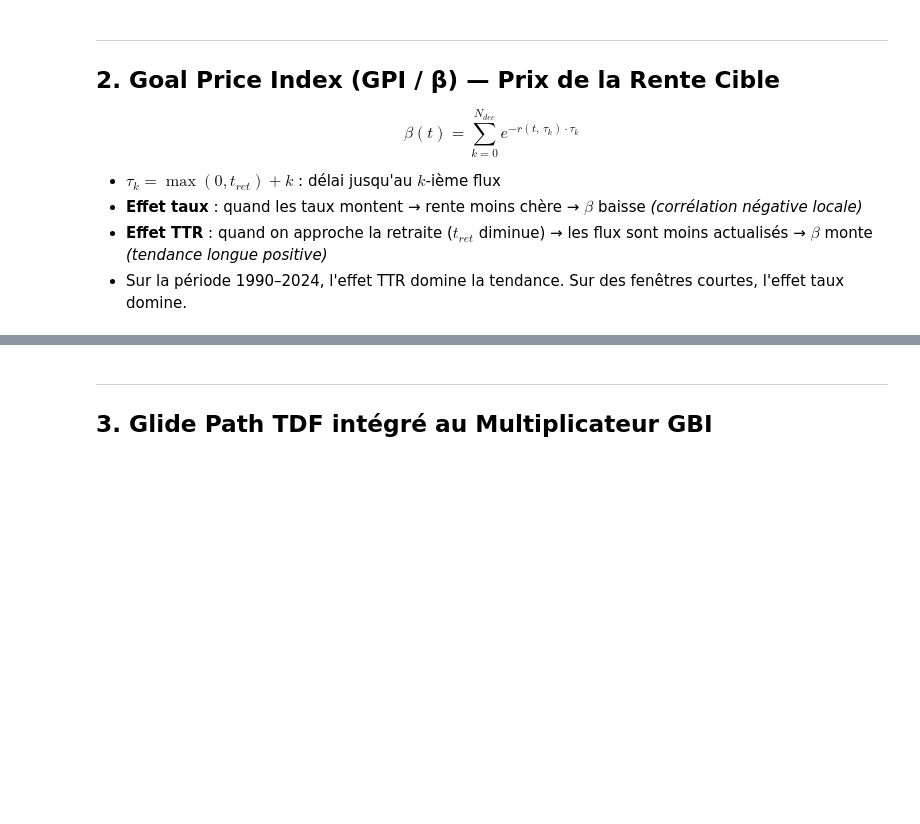
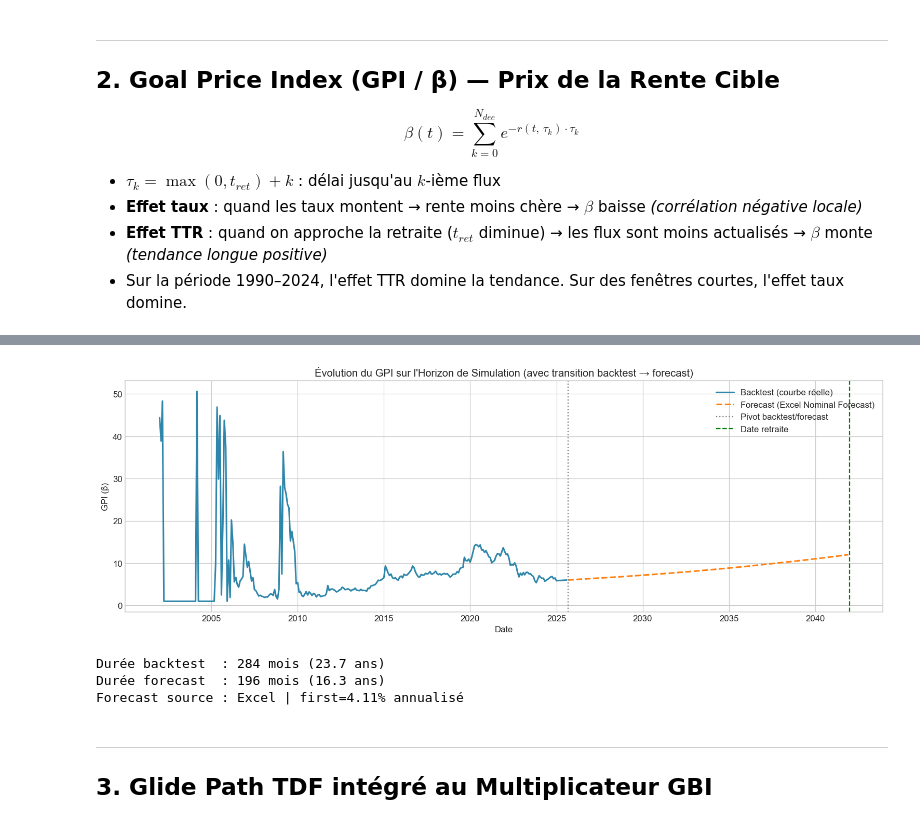
Before and after one commit to nadamousteau/HSBC-Retirement-ALM, a Jupyter notebook: ALM_modulaire/GBI_Analysis.ipynb, the cells around one changed output, grey strips where cells are left out. Drawn from its saved outputs; the diff is of its cells as text; code cells hidden in the pictures; blank space fills up the shorter version.

```diff
--- a/ALM_modulaire/GBI_Analysis.ipynb
+++ b/ALM_modulaire/GBI_Analysis.ipynb
@@ -214,29 +232,57 @@ print(f"Beta max : {betas_historiques.max():.2f}  ({yc.dates[betas_historiques.a
 # %%
 # ── Évolution du GPI sur l'horizon de simulation ─────────────────────────
-# Phase backtest : GPI réel | Phase forecast : GPI constant (dernière valeur connue)
+# Phase backtest : GPI réel | Phase forecast : propagation via Excel (Nominal Forecast)
 _, _, idx_split = economics.generators.generer_rendements_avec_backtest(
     mu_e, sigma_e, mu_b, sigma_b, corr_eb, DATES, settings.DATE_PIVOT_BACKTEST, 10
 )
 
 betas_sim_backtest = gpi.compute_beta_series(DATES[:idx_split])
-beta_last          = gpi.calculate(DATES[idx_split - 1]) if idx_split > 0 else gpi.calculate(DATES[0])
-betas_sim_forecast = np.full(len(DATES) - idx_split, beta_last)
-betas_sim_all      = np.concatenate([betas_sim_backtest, betas_sim_forecast])
+
+forecast_start = max(idx_split, 1)
+nb_forecast = max(0, len(DATES) - forecast_start)
+annual_rates = loader.load_gbi_nominal_forecast_monthly_rates(nb_forecast) if nb_forecast > 0 else None
+
+betas_sim_all = np.zeros(len(DATES))
+if idx_split > 0:
+    betas_sim_all[:idx_split] = betas_sim_backtest
+else:
+    betas_sim_all[0] = gpi.calculate(DATES[0])
+
+if nb_forecast > 0:
+    if annual_rates is not None and len(annual_rates) == nb_forecast:
+        monthly_proxy_returns = np.exp(annual_rates / 12.0) - 1.0
+        for t in range(forecast_start, len(DATES)):
+            betas_sim_all[t] = betas_sim_all[t-1] * (1.0 + monthly_proxy_returns[t - forecast_start])
+        source_forecast = 'Excel Nominal Forecast'
+    else:
+        # Fallback visuel cohérent avec le moteur : beta constant si donnée forecast indisponible
+        beta_last = gpi.calculate(DATES[idx_split - 1]) if idx_split > 0 else gpi.calculate(DATES[0])
+        betas_sim_all[forecast_start:] = beta_last
+        source_forecast = 'Fallback constant (pas de forecast Excel)'
 
 fig, ax = plt.subplots(figsize=(14, 5))
-ax.plot(DATES[:idx_split], betas_sim_backtest, color='#2E86AB', lw=2, label='Backtest (courbe réelle)')
-ax.plot(DATES[idx_split:], betas_sim_forecast, color='#ff7f0e', lw=2, ls='--', label='Forecast (constante)')
+if idx_split > 0:
+    ax.plot(DATES[:idx_split], betas_sim_backtest, color='#2E86AB', lw=2, label='Backtest (courbe réelle)')
+ax.plot(DATES[forecast_start:], betas_sim_all[forecast_start:], color='#ff7f0e', lw=2, ls='--',
+        label=f'Forecast ({source_forecast})')
 ax.axvline(pd.Timestamp(settings.DATE_PIVOT_BACKTEST), color='gray', ls=':', lw=1.5, label='Pivot backtest/forecast')
 ax.axvline(pd.Timestamp(settings.DATE_RETRAITE_GBI), color='green', ls='--', lw=1.5, label='Date retraite')
 ax.set_ylabel('GPI (β)')
 ax.set_xlabel('Date')
 ax.set_title('Évolution du GPI sur l\'Horizon de Simulation (avec transition backtest → forecast)')
 ax.legend()
 plt.tight_layout()
 plt.show()
 
 print(f"Durée backtest  : {idx_split} mois ({idx_split/12:.1f} ans)")
 print(f"Durée forecast  : {len(DATES)-idx_split} mois ({(len(DATES)-idx_split)/12:.1f} ans)")
+if annual_rates is not None and len(annual_rates) > 0:
+    print(f"Forecast source : Excel | first={annual_rates[0]*100:.2f}% annualisé")
+# %% [output]
+[figure, added]
+Durée backtest  : 284 mois (23.7 ans)
+Durée forecast  : 196 mois (16.3 ans)
+Forecast source : Excel | first=4.11% annualisé
 # %% [markdown]
 ---
 ## 3. Glide Path TDF intégré au Multiplicateur GBI
```
Also changed, not shown: parts of 18 cells of this notebook, 8 other files.
